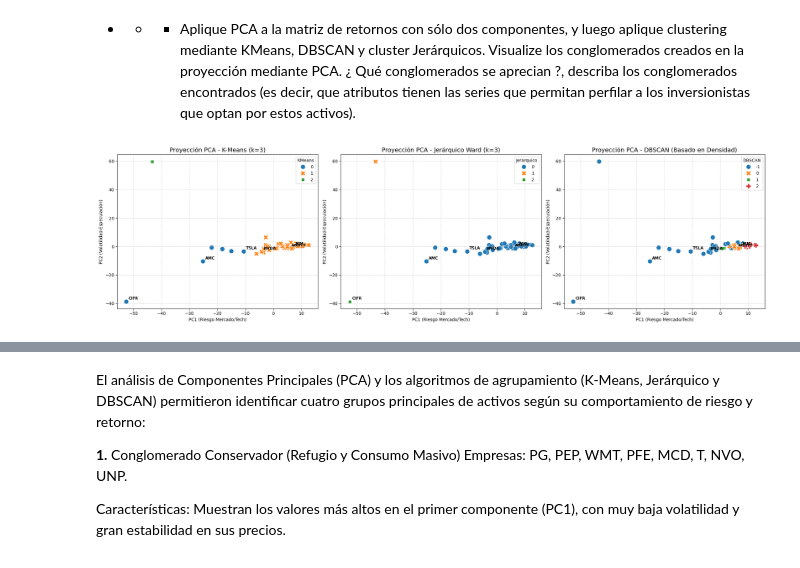
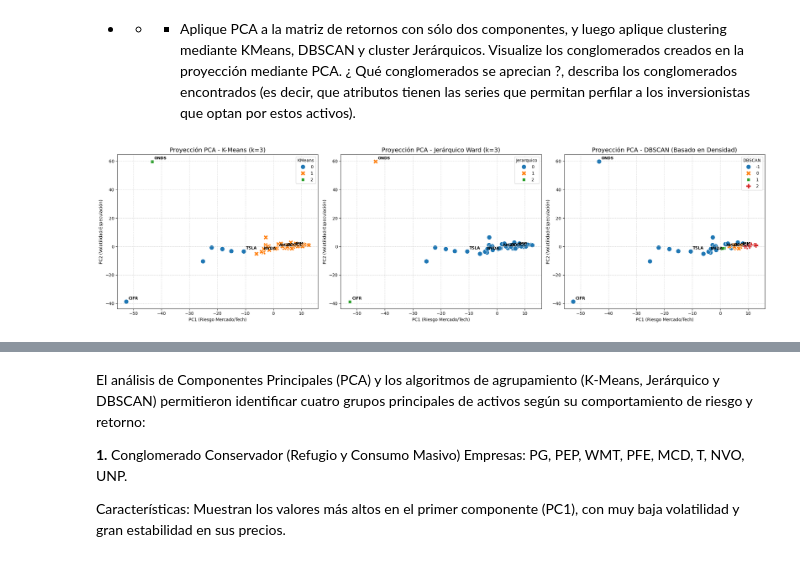
Before and after one commit to Felipe-Lopez-Vergara/ds_finance_-Lopez-, a Jupyter notebook: notebooks/HW_Sesion_7.ipynb, the cells around one changed output, grey strips where cells are left out. Saved outputs shown, nothing was run; the diff lists cells and outputs as text; code cells hidden in the pictures.

```diff
--- a/notebooks/HW_Sesion_7.ipynb
+++ b/notebooks/HW_Sesion_7.ipynb
@@ -301,35 +302,35 @@ algoritmos = [("KMeans", "K-Means (k=3)"), ("Jerarquico", "Jerárquico Ward (k=3
 
 for ax, (col, titulo) in zip(axes, algoritmos):
     sns.scatterplot(
         data=df_pca,
         x="PC1 (Riesgo Mercado/Tech)",
         y="PC2 (Volatilidad/Especulación)",
         hue=col,
         palette="tab10",
         style=col,
         s=120,
         ax=ax,
     )
     ax.set_title(f"Proyección PCA - {titulo}", fontsize=14)
     ax.grid(True, linestyle="--", alpha=0.5)
 
     # Etiquetar algunos tickers clave en la gráfica
-    for ticker in ["NVDA", "ADDYY", "CIFR", "AMC", "JPM", "TSLA"]:
+    for ticker in ["NVDA", "CIFR", "ONDS","GOOGL", "AMZN", "JPM", "TSLA"]:
         if ticker in df_pca.index:
             ax.annotate(
                 ticker,
                 (df_pca.loc[ticker, "PC1 (Riesgo Mercado/Tech)"], df_pca.loc[ticker, "PC2 (Volatilidad/Especulación)"]),
                 textcoords="offset points",
                 xytext=(5, 5),
                 ha="left",
                 fontsize=9,
                 weight="bold",
             )
 
 plt.tight_layout()
 plt.show()
 # %% [output]
-[figure, old version]
+[figure, new version]
 # %%
 df_pca
 # %% [output]
```
Also changed, not shown: parts of 16 cells of this notebook.
